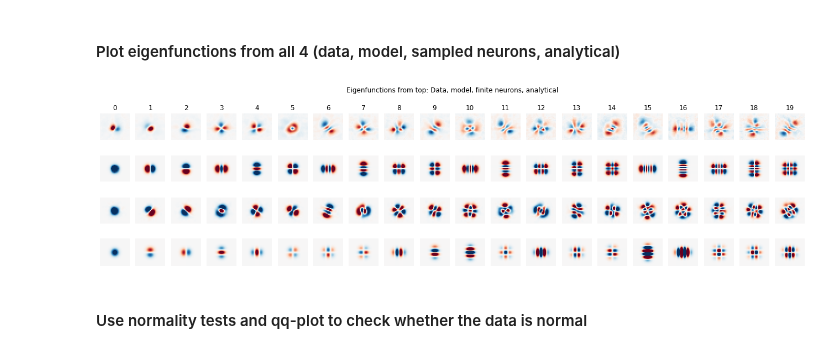
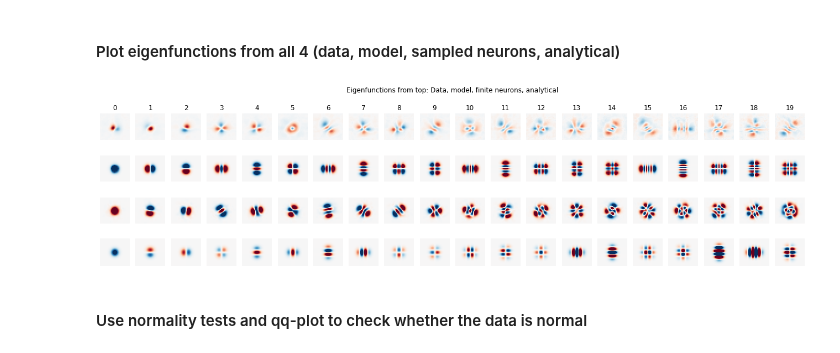
Before and after one commit to BruntonUWBio/structured-random-features, a Jupyter notebook: notebooks/reports/3.0-bp-V1-natural-images-covariance_analysis.ipynb, the cells around one changed output. Saved outputs shown, nothing was run; the diff lists cells and outputs as text; code cells hidden in the pictures.

```diff
--- a/notebooks/reports/3.0-bp-V1-natural-images-covariance_analysis.ipynb
+++ b/notebooks/reports/3.0-bp-V1-natural-images-covariance_analysis.ipynb
@@ -55,7 +56,7 @@ def frob_norm_diff(x):
     cov_model = V1_covariance_matrix(dim, size=x[0], spatial_freq=x[1], center=(12, 13), scale=1)
     return la.norm(cov_data - cov_model)
 
-x0 = [11, 1]
+x0 = [12, 12]
 minimize_diff = minimize(frob_norm_diff, x0, method='BFGS', tol=1e-4)
 size_min, freq_min = minimize_diff.x
 print('Optimal params: s=%0.2f, f=%0.2f' % (size_min, freq_min))
@@ -226,31 +227,31 @@ Sampled neurons: 50 evecs explain 0.81 variance
 # %%
 # plot eigenfunctions from all 4 (data, model, finite sample, analytical)
 fig = plt.figure(figsize=(18, 5))
 plt.suptitle('Eigenfunctions from top: Data, model, finite neurons, analytical')
 for i in range(20):
     ax = fig.add_subplot(4, 20, i + 1)
     plt.imshow(evec_data[:, -i-1].reshape(24, 27), cmap='RdBu')
     plt.title(i)
-    plt.clim(-0.2, 0.2)
+    plt.clim(-0.3, 0.3)
     plt.axis('off')
 
     ax = fig.add_subplot(4, 20, 20 + i + 1)
     plt.imshow(evec_model[:, -i-1].reshape(24, 27), cmap='RdBu')
     plt.clim(-0.1, 0.1)
     plt.axis('off')
 
     ax = fig.add_subplot(4, 20, 40 + i + 1)
     plt.imshow(evec_sampled_neurons[:, -i - 1].reshape(24, 27), cmap='RdBu')
     plt.clim(-0.1, 0.1)
     plt.axis('off')
 
     ax = fig.add_subplot(4, 20, 60 + i + 1)
     plt.imshow(evec_anal[i].reshape(240, 260), cmap='RdBu')
     plt.clim(-0.7, 0.7)
     plt.axis('off')
 
 plt.tight_layout()
 plt.subplots_adjust(top=0.9)
 # plt.savefig('reports/figures/cov_mat_eigvecs_Marius_natural_images.pdf')
 # %% [output]
-[figure, old version]
+[figure, new version]
```
Also changed, not shown: parts of 4 cells of this notebook, 9 other files.
